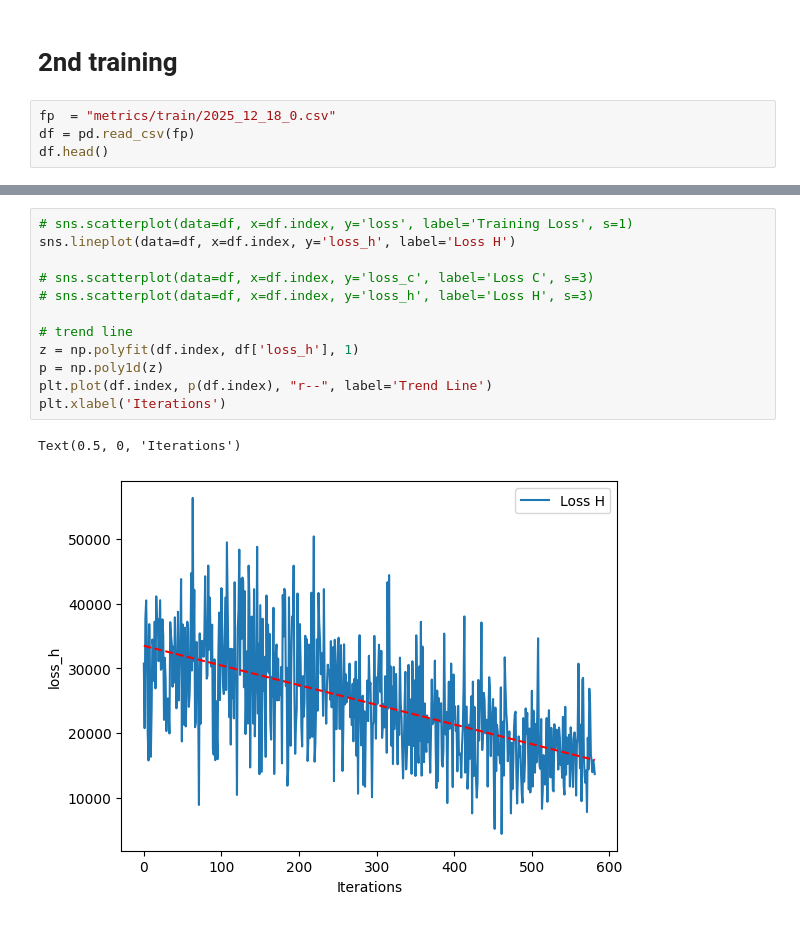
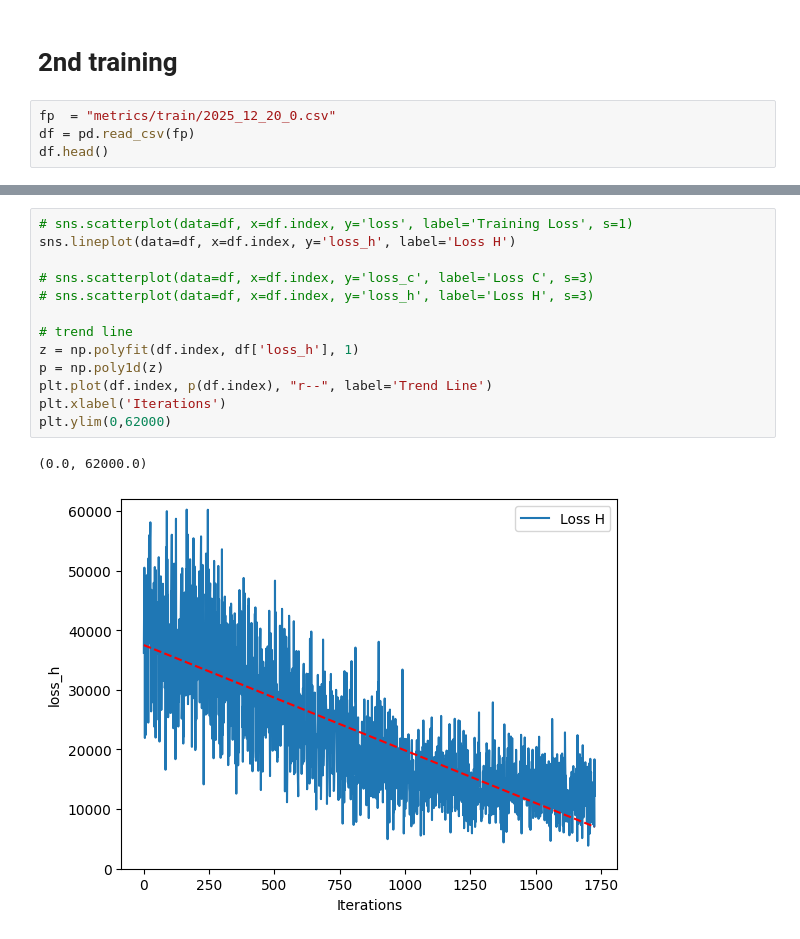
Before and after one commit to ifinckh/2025_sem_proj_FINCKH_VITA, a Jupyter notebook: results.ipynb, the cells around one changed output, grey strips where cells are left out. Cells and saved outputs as stored; diff of their text form.

```diff
--- a/results.ipynb
+++ b/results.ipynb
@@ -168,7 +165,7 @@ np.sqrt(2.268)
 # %% [markdown]
 # 2nd training
 # %%
-fp  = "metrics/train/2025_12_18_0.csv"
+fp  = "metrics/train/2025_12_20_0.csv"
 df = pd.read_csv(fp)
 df.head()
 # %% [output]
@@ -211,18 +211,19 @@ Text(0.5, 0, 'Iterations')
 # %%
 # sns.scatterplot(data=df, x=df.index, y='loss', label='Training Loss', s=1)
 sns.lineplot(data=df, x=df.index, y='loss_h', label='Loss H')
 
 # sns.scatterplot(data=df, x=df.index, y='loss_c', label='Loss C', s=3)
 # sns.scatterplot(data=df, x=df.index, y='loss_h', label='Loss H', s=3)
 
 # trend line
 z = np.polyfit(df.index, df['loss_h'], 1)
 p = np.poly1d(z)
 plt.plot(df.index, p(df.index), "r--", label='Trend Line')
 plt.xlabel('Iterations')
+plt.ylim(0,62000)
 # %% [output]
-Text(0.5, 0, 'Iterations')
+(0.0, 62000.0)
-[figure, old version]
+[figure, new version]
 # %%
 # sns.scatterplot(data=df, x=df.index, y='trans_l2_m', label='L2 Pose Loss', s=1)
 sns.lineplot(data=df, x=df.index, y='trans_l2_m', label='Lk2 Pose Loss')
```
Also changed, not shown: parts of 6 cells of this notebook, 14 other files.
